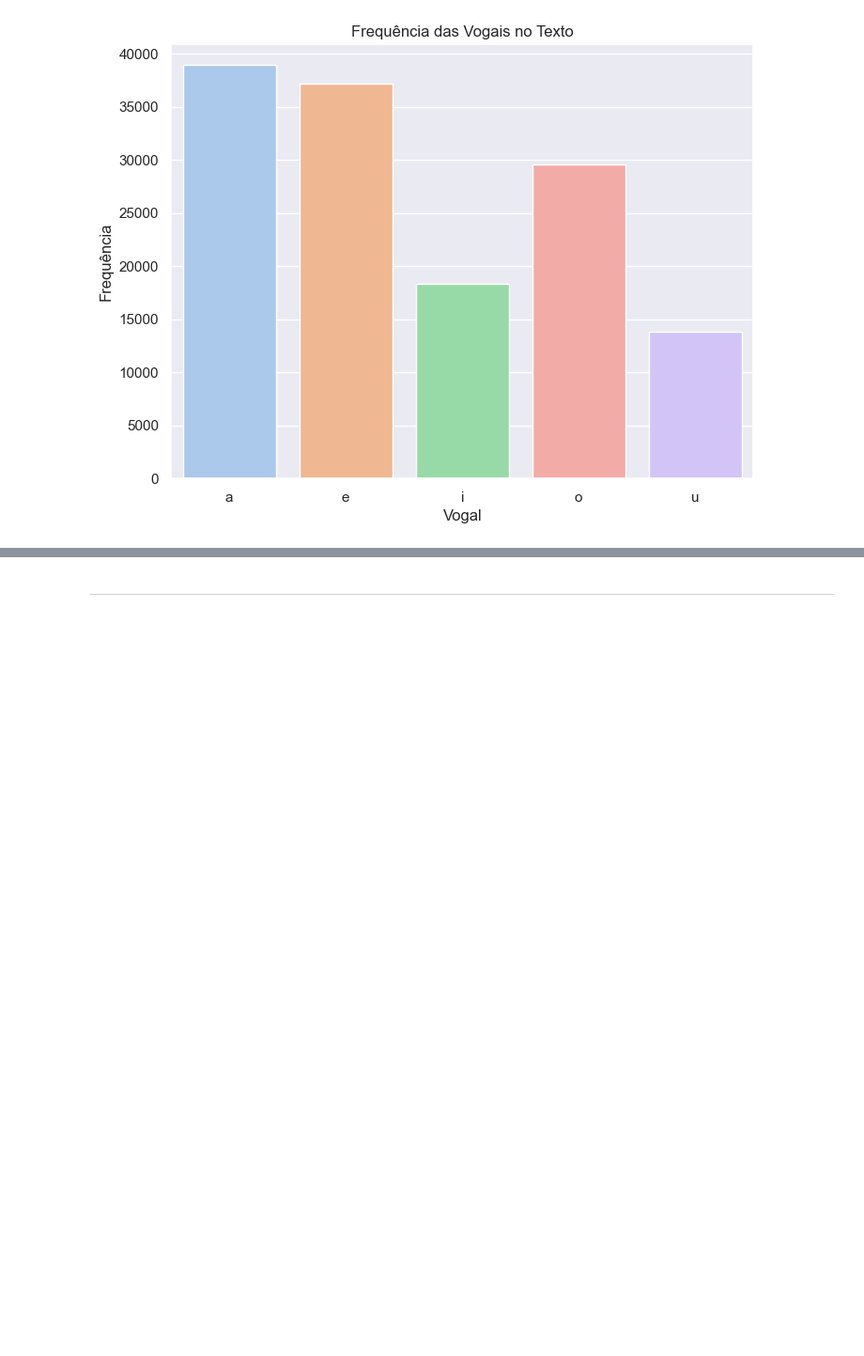
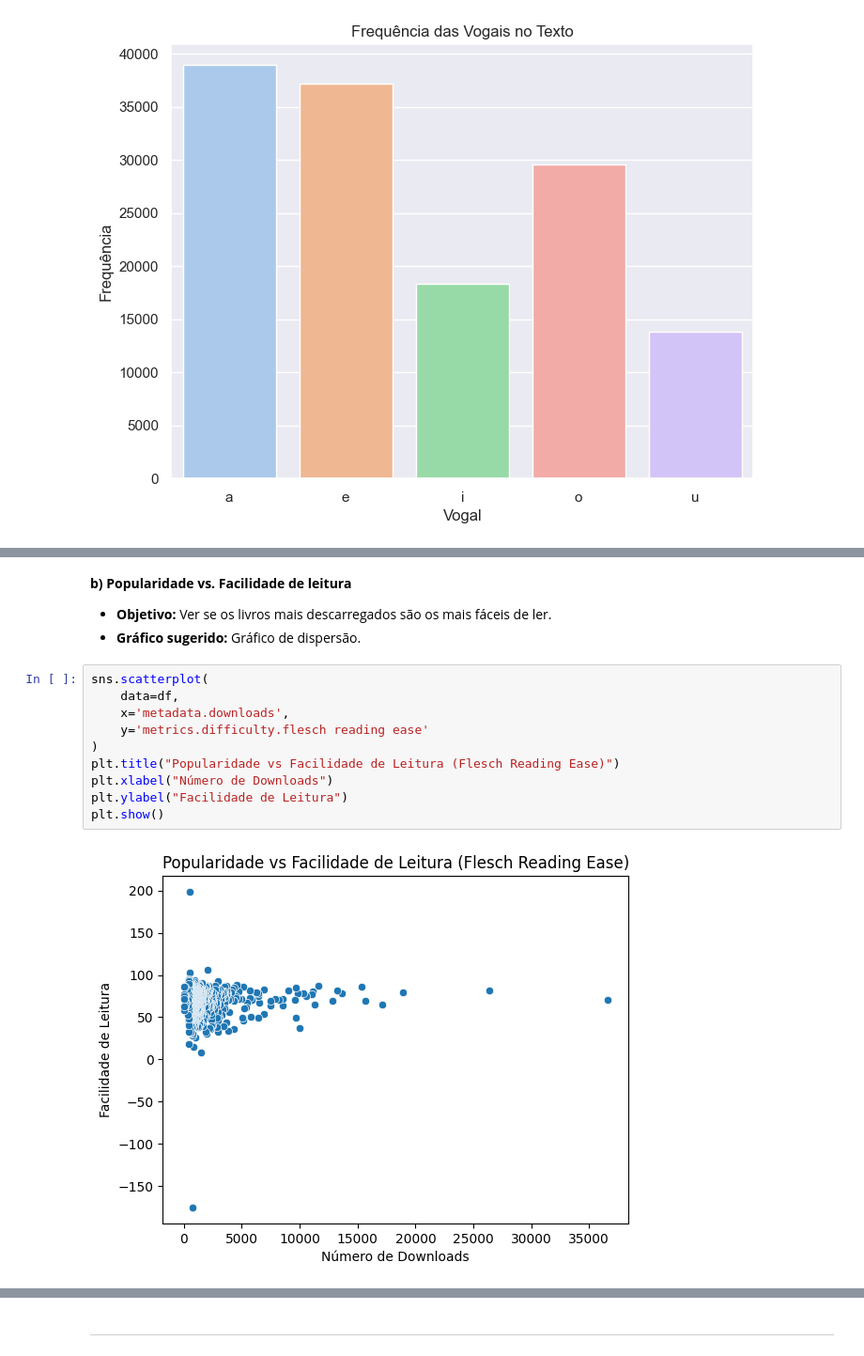
Before and after one commit to Vullkano/Filologia_Digital-Modulo_V, a Jupyter notebook: Session3/FL_Session3.ipynb, the cells around one changed output, grey strips where cells are left out. Shown at 94% size. Saved outputs shown, nothing was run; the diff lists cells and outputs as text; blank space fills up the shorter version.

```diff
--- a/Session3/FL_Session3.ipynb
+++ b/Session3/FL_Session3.ipynb
@@ -1308,0 +1539,16 @@ Passing `palette` without assigning `hue` is deprecated and will be removed in v
+# %% [markdown]
+**b) Popularidade vs. Facilidade de leitura**
+- **Objetivo:** Ver se os livros mais descarregados são os mais fáceis de ler.
+- **Gráfico sugerido:** Gráfico de dispersão.
+# %%
+sns.scatterplot(
+    data=df,
+    x='metadata.downloads',
+    y='metrics.difficulty.flesch reading ease'
+)
+plt.title("Popularidade vs Facilidade de Leitura (Flesch Reading Ease)")
+plt.xlabel("Número de Downloads")
+plt.ylabel("Facilidade de Leitura")
+plt.show()
+# %% [output]
+[figure, added]
```
Also changed, not shown: parts of 33 cells of this notebook.
